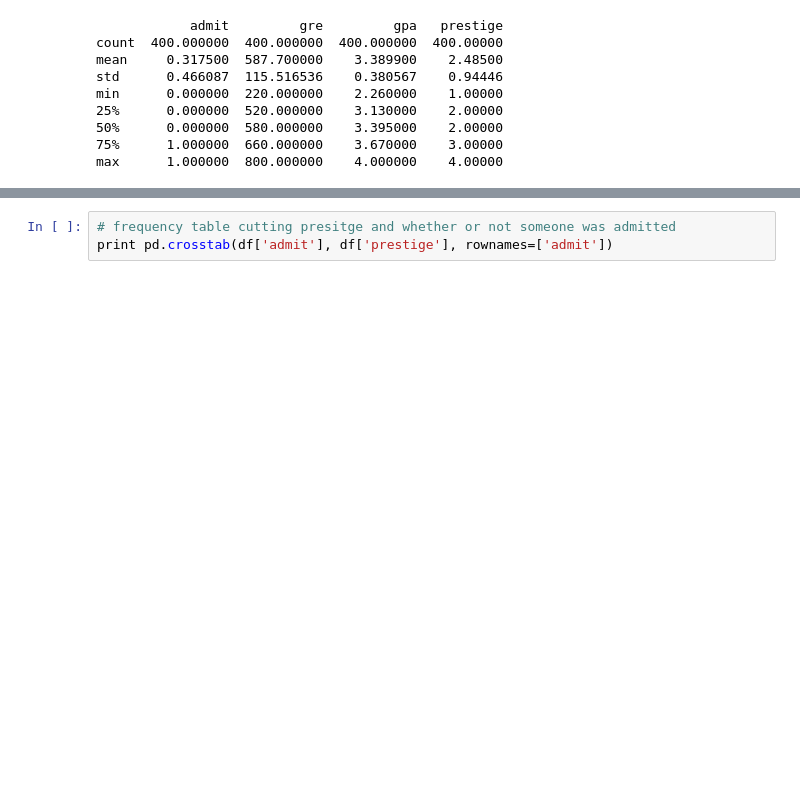
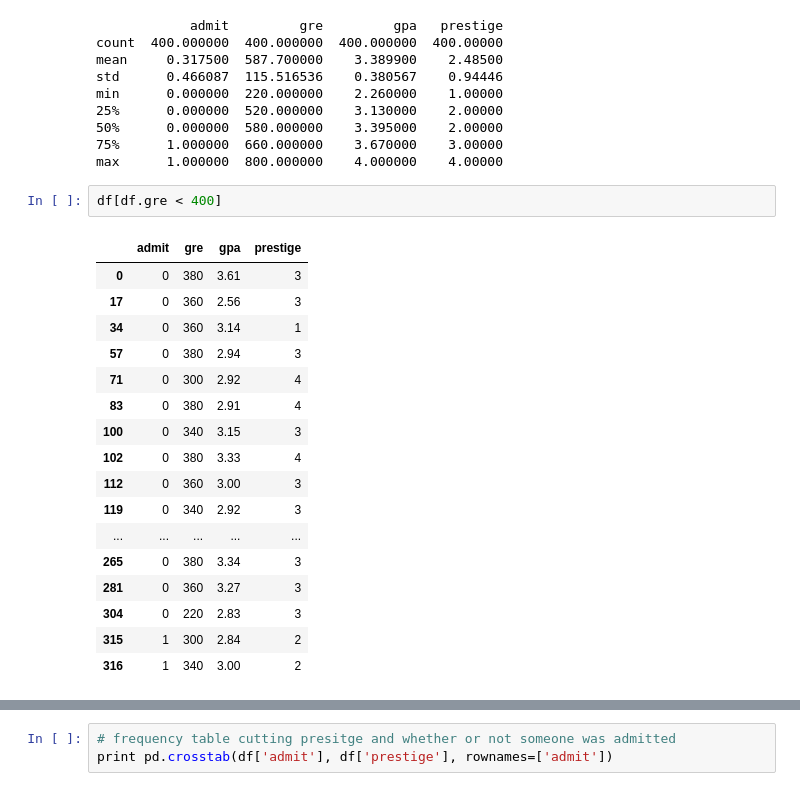
Before and after one commit to lorachow/DS_HK_9, a Jupyter notebook: notebooks/10 - Logistic Regression.ipynb, the cells around one changed output, grey strips where cells are left out. Drawn from its saved outputs; the diff is of its cells as text; blank space fills up the shorter version.

```diff
--- a/notebooks/10 - Logistic Regression.ipynb
+++ b/notebooks/10 - Logistic Regression.ipynb
@@ -261,3 +296,23 @@ min      0.000000  220.000000    2.260000    1.00000
 50%      0.000000  580.000000    3.395000    2.00000
 75%      1.000000  660.000000    3.670000    3.00000
 max      1.000000  800.000000    4.000000    4.00000
+# %%
+df[df.gre < 400]
+# %% [output]
+|  | admit | gre | gpa | prestige |
+| 0 | 0 | 380 | 3.61 | 3 |
+| 17 | 0 | 360 | 2.56 | 3 |
+| 34 | 0 | 360 | 3.14 | 1 |
+| 57 | 0 | 380 | 2.94 | 3 |
+| 71 | 0 | 300 | 2.92 | 4 |
+| 83 | 0 | 380 | 2.91 | 4 |
+| 100 | 0 | 340 | 3.15 | 3 |
+| 102 | 0 | 380 | 3.33 | 4 |
+| 112 | 0 | 360 | 3.00 | 3 |
+| 119 | 0 | 340 | 2.92 | 3 |
+| ... | ... | ... | ... | ... |
+| 265 | 0 | 380 | 3.34 | 3 |
+| 281 | 0 | 360 | 3.27 | 3 |
+| 304 | 0 | 220 | 2.83 | 3 |
+| 315 | 1 | 300 | 2.84 | 2 |
+| 316 | 1 | 340 | 3.00 | 2 |
```
Also changed, not shown: parts of 25 cells of this notebook.
